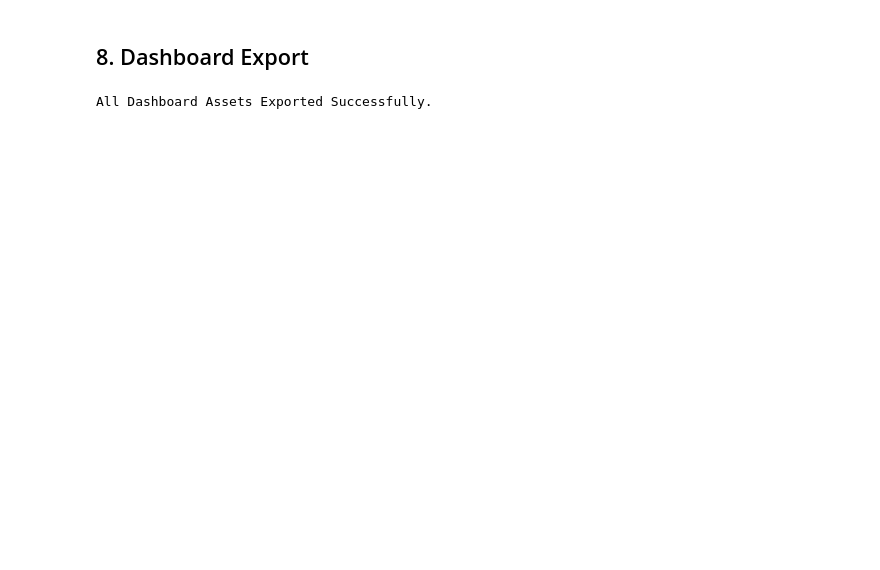
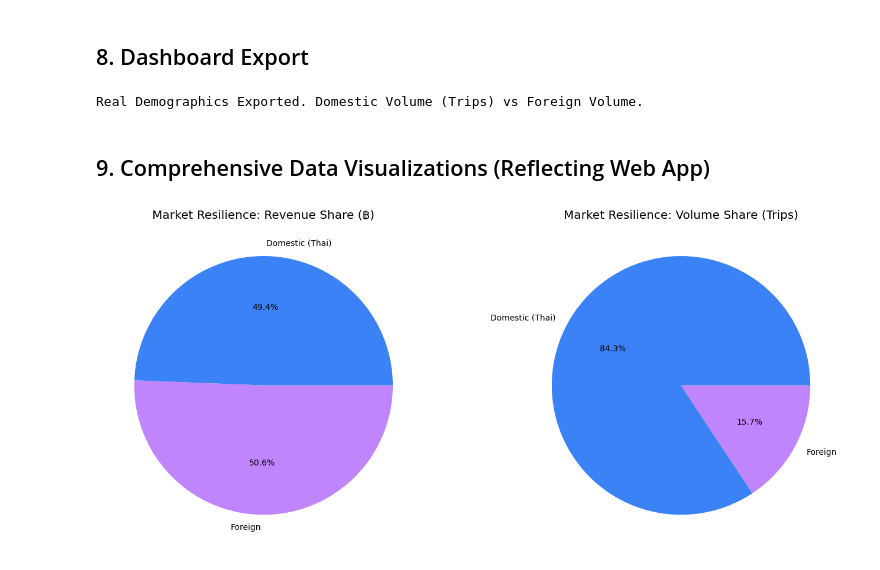
Before and after one commit to shadowsilence94/TDT-IS_Dashboard, a Jupyter notebook: ml_pipeline/pipeline.ipynb, the cells around one changed output. Drawn from its saved outputs; the diff is of its cells as text; code cells hidden in the pictures; blank space fills up the shorter version.

```diff
--- a/ml_pipeline/pipeline.ipynb
+++ b/ml_pipeline/pipeline.ipynb
@@ -151,32 +199,43 @@ display(m)
 # %% [markdown]
 ## 8. Dashboard Export
 # %%
-# Final Data Export
-# 1. Forecast
-forecast_export_df = forecast_nat[['ds', 'yhat', 'yhat_lower', 'yhat_upper']].copy()
-forecast_export_df['ds'] = forecast_export_df['ds'].dt.strftime('%Y-%m-%d')
-history = national_df.copy()
-history['ds'] = history['ds'].dt.strftime('%Y-%m-%d')
-history['actual'] = history['y']
-pd.merge(forecast_export_df, history[['ds', 'actual']], on='ds', how='left').ffill().to_json(f'{output_dir}/national_forecast.json', orient='records')
-
-# 2. CCI
-cci_df.to_json(f'{output_dir}/cci_data.json', orient='records')
-
-# 3. Tableau Dashboard Blocks
-df_pivot.groupby('province_eng')[['no_tourist_all', 'revenue_all']].sum().sort_values('revenue_all', ascending=False).head(10).reset_index().to_json(f'{output_dir}/top10_provinces.json', orient='records')
-
+# Market Deep Dive (Revenue and Volume)
 demographics = {
-    "revenue": [{"name": "Domestic (Thai)", "value": float(df_pivot['revenue_thai'].sum())}, {"name": "Foreign", "value": float(df_pivot['revenue_foreign'].sum())}]
+    "revenue": [
+        {"name": "Domestic (Thai)", "value": float(df_pivot['revenue_thai'].sum())},
+        {"name": "Foreign", "value": float(df_pivot['revenue_foreign'].sum())}
+    ],
+    "volume": [
+        {"name": "Domestic (Thai)", "value": float(df_pivot['no_tourist_thai'].sum())},
+        {"name": "Foreign", "value": float(df_pivot['no_tourist_foreign'].sum())}
+    ]
 }
-with open(f'{output_dir}/demographics.json', 'w') as outf: json.dump(demographics, outf)
-
-df_pivot['year'] = df_pivot['date'].dt.year
-df_pivot.groupby('year')[['no_tourist_all', 'revenue_all']].sum().reset_index().to_json(f'{output_dir}/yearly_trend.json', orient='records')
-
-# 4. Regional Summary
-df_pivot.groupby('region_eng')[['no_tourist_all', 'revenue_all']].sum().reset_index().to_json(f'{output_dir}/regional_summary.json', orient='records')
-
-print("All Dashboard Assets Exported Successfully.")
+with open(f'{output_dir}/demographics.json', 'w') as outf:
+    json.dump(demographics, outf)
+print("Real Demographics Exported. Domestic Volume (Trips) vs Foreign Volume.")
 # %% [output]
-All Dashboard Assets Exported Successfully.
+Real Demographics Exported. Domestic Volume (Trips) vs Foreign Volume.
+# %% [markdown]
+## 9. Comprehensive Data Visualizations (Reflecting Web App)
+# %%
+# Market Resilience: Volume vs Revenue Shares
+plt.figure(figsize=(14, 6))
+
+# Revenue Share
+plt.subplot(1, 2, 1)
+rev_data = [d['value'] for d in demographics['revenue']]
+rev_labels = [d['name'] for d in demographics['revenue']]
+plt.pie(rev_data, labels=rev_labels, autopct='%1.1f%%', colors=['#3b82f6', '#c084fc'])
+plt.title('Market Resilience: Revenue Share (฿)')
+
+# Volume Share
+plt.subplot(1, 2, 2)
+vol_data = [d['value'] for d in demographics['volume']]
+vol_labels = [d['name'] for d in demographics['volume']]
+plt.pie(vol_data, labels=vol_labels, autopct='%1.1f%%', colors=['#3b82f6', '#c084fc'])
+plt.title('Market Resilience: Volume Share (Trips)')
+
+plt.tight_layout()
+plt.show()
+# %% [output]
+[figure, added]
```
Also changed, not shown: parts of 8 cells of this notebook, 6 other files.
